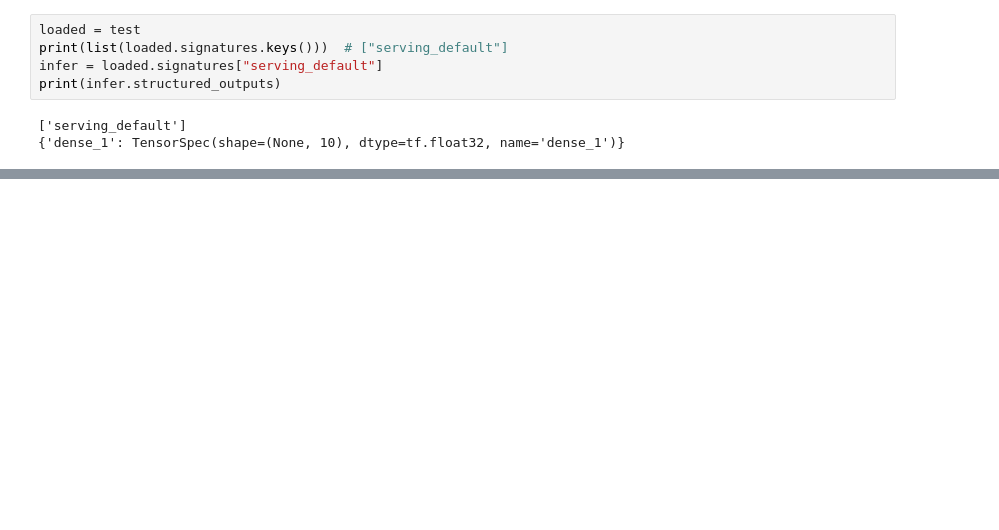
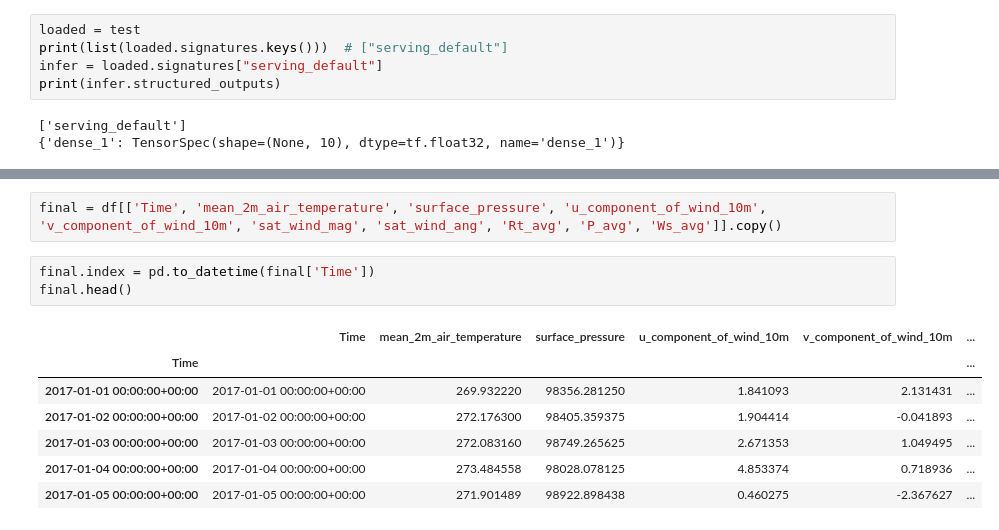
Before and after one commit to namiwa/EG3301R, a Jupyter notebook: Local_model_training.ipynb, the cells around one changed output, grey strips where cells are left out. Drawn from its saved outputs; the diff is of its cells as text; blank space fills up the shorter version.

```diff
--- a/Local_model_training.ipynb
+++ b/Local_model_training.ipynb
@@ -54,0 +97,13 @@ NameError: name 'Image' is not defined
+# %%
+final = df[['Time', 'mean_2m_air_temperature', 'surface_pressure', 'u_component_of_wind_10m', 'v_component_of_wind_10m', 'sat_wind_mag', 'sat_wind_ang', 'Rt_avg', 'P_avg', 'Ws_avg']].copy()
+# %%
+final.index = pd.to_datetime(final['Time'])
+final.head()
+# %% [output]
+|  | Time | mean_2m_air_temperature | surface_pressure | u_component_of_wind_10m | v_component_of_wind_10m | ... |
+| Time |  |  |  |  |  | ... |
+| 2017-01-01 00:00:00+00:00 | 2017-01-01 00:00:00+00:00 | 269.932220 | 98356.281250 | 1.841093 | 2.131431 | ... |
+| 2017-01-02 00:00:00+00:00 | 2017-01-02 00:00:00+00:00 | 272.176300 | 98405.359375 | 1.904414 | -0.041893 | ... |
+| 2017-01-03 00:00:00+00:00 | 2017-01-03 00:00:00+00:00 | 272.083160 | 98749.265625 | 2.671353 | 1.049495 | ... |
+| 2017-01-04 00:00:00+00:00 | 2017-01-04 00:00:00+00:00 | 273.484558 | 98028.078125 | 4.853374 | 0.718936 | ... |
+| 2017-01-05 00:00:00+00:00 | 2017-01-05 00:00:00+00:00 | 271.901489 | 98922.898438 | 0.460275 | -2.367627 | ... |
```
Also changed, not shown: parts of 24 cells of this notebook, 5 other files.
